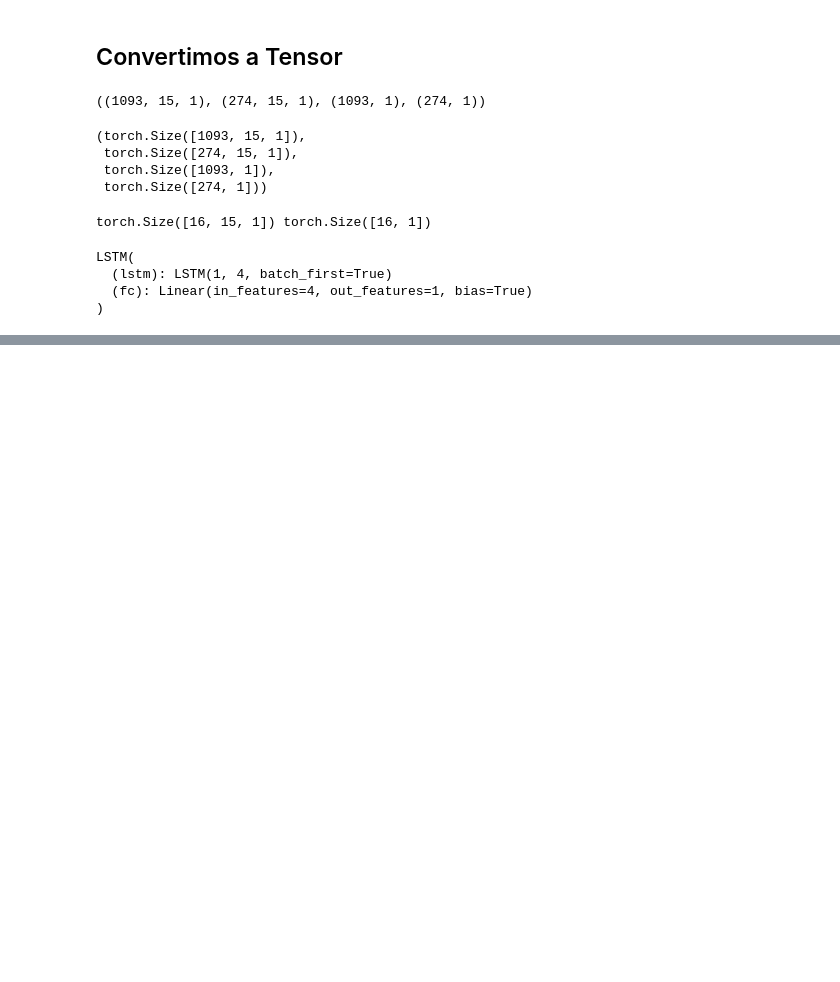
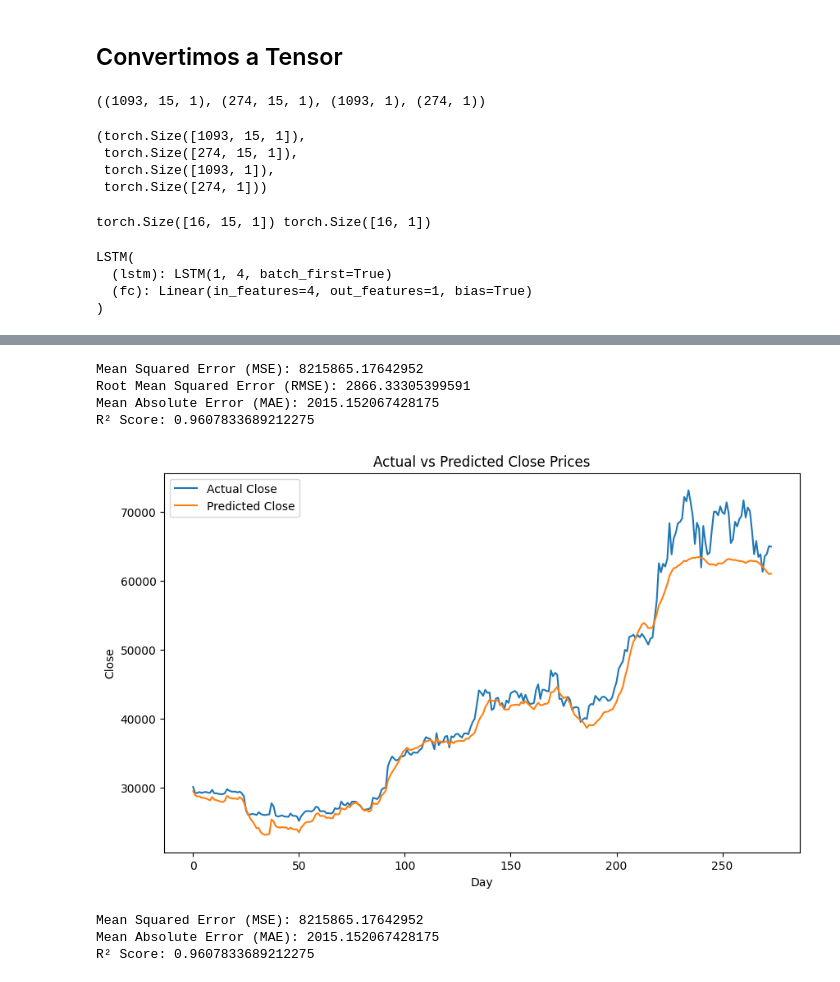
Before and after one commit to Ivo196/Crypto-Price-Forecasting-Using-Autoformer, a Jupyter notebook: Crypto price forecasting using Autoformer.ipynb, the cells around one changed output, grey strips where cells are left out. Drawn from its saved outputs; the diff is of its cells as text; code cells hidden in the pictures; blank space fills up the shorter version.

```diff
--- a/Crypto price forecasting using Autoformer.ipynb
+++ b/Crypto price forecasting using Autoformer.ipynb
@@ -416,0 +420,56 @@ plt.show()
+# %%
+# Obtener las predicciones del modelo
+model.eval()
+with torch.no_grad():
+    y_pred = []
+    for X_batch, _ in test_loader:
+        X_batch = X_batch.to(device)
+        y_pred_batch = model(X_batch)
+        y_pred.append(y_pred_batch.cpu().numpy())
+
+y_pred = np.concatenate(y_pred).flatten()
+
+# Crear una matriz dummy con las dimensiones correctas
+num_features = data_scaled.shape[1]  # Asegurarse de que coincida con las características originales
+dummies_pred = np.zeros((len(y_pred), num_features))
+dummies_test = np.zeros((len(y_test), num_features))
+
+# Insertar las predicciones y los valores reales en la primera columna
+dummies_pred[:, 0] = y_pred
+dummies_test[:, 0] = y_test.cpu().numpy().flatten()
+
+# Inversión de la escala de las predicciones
+y_pred_inversed = scaler.inverse_transform(dummies_pred)[:, 0]
+
+# Inversión de la escala de los valores reales
+y_test_inversed = scaler.inverse_transform(dummies_test)[:, 0]
+
+# Calcular las métricas de evaluación
+from sklearn.metrics import mean_squared_error, mean_absolute_error, r2_score
+
+# Calcular las métricas de evaluación
+mse = mean_squared_error(y_test_inversed, y_pred_inversed)
+rmse = np.sqrt(mse)
+mae = mean_absolute_error(y_test_inversed, y_pred_inversed)
+r2 = r2_score(y_test_inversed, y_pred_inversed)
+
+print(f'Mean Squared Error (MSE): {mse}')
+print(f'Root Mean Squared Error (RMSE): {rmse}')
+print(f'Mean Absolute Error (MAE): {mae}')
+print(f'R² Score: {r2}')
+
+# Visualizar los resultados
+plt.figure(figsize=(10, 6))
+plt.plot(y_test_inversed, label='Actual Close')
+plt.plot(y_pred_inversed, label='Predicted Close')
+plt.xlabel('Day')
+plt.ylabel('Close')
+plt.legend()
+plt.title('Actual vs Predicted Close Prices')
+plt.show()
+# %% [output]
+Mean Squared Error (MSE): 8215865.17642952
+Root Mean Squared Error (RMSE): 2866.33305399591
+Mean Absolute Error (MAE): 2015.152067428175
+R² Score: 0.9607833689212275
+[figure, added]
@@ -416,0 +503,14 @@ plt.show()
+# %%
+from sklearn.metrics import mean_squared_error, mean_absolute_error, r2_score
+
+mse = mean_squared_error(y_test_inversed, y_pred_inversed)
+mae = mean_absolute_error(y_test_inversed, y_pred_inversed)
+r2 = r2_score(y_test_inversed, y_pred_inversed)
+
+print(f'Mean Squared Error (MSE): {mse}')
+print(f'Mean Absolute Error (MAE): {mae}')
+print(f'R² Score: {r2}')
+# %% [output]
+Mean Squared Error (MSE): 8215865.17642952
+Mean Absolute Error (MAE): 2015.152067428175
+R² Score: 0.9607833689212275
```
Also changed, not shown: parts of 7 cells of this notebook.
